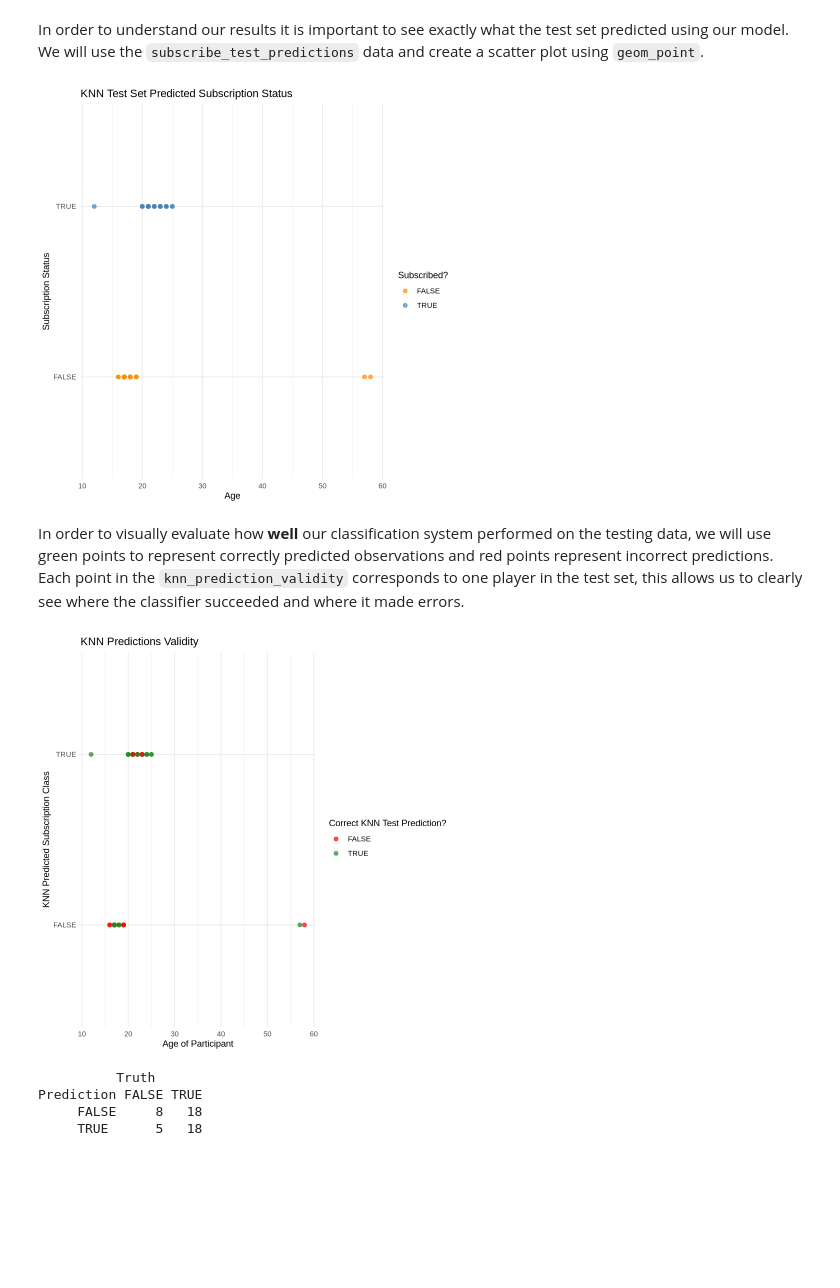
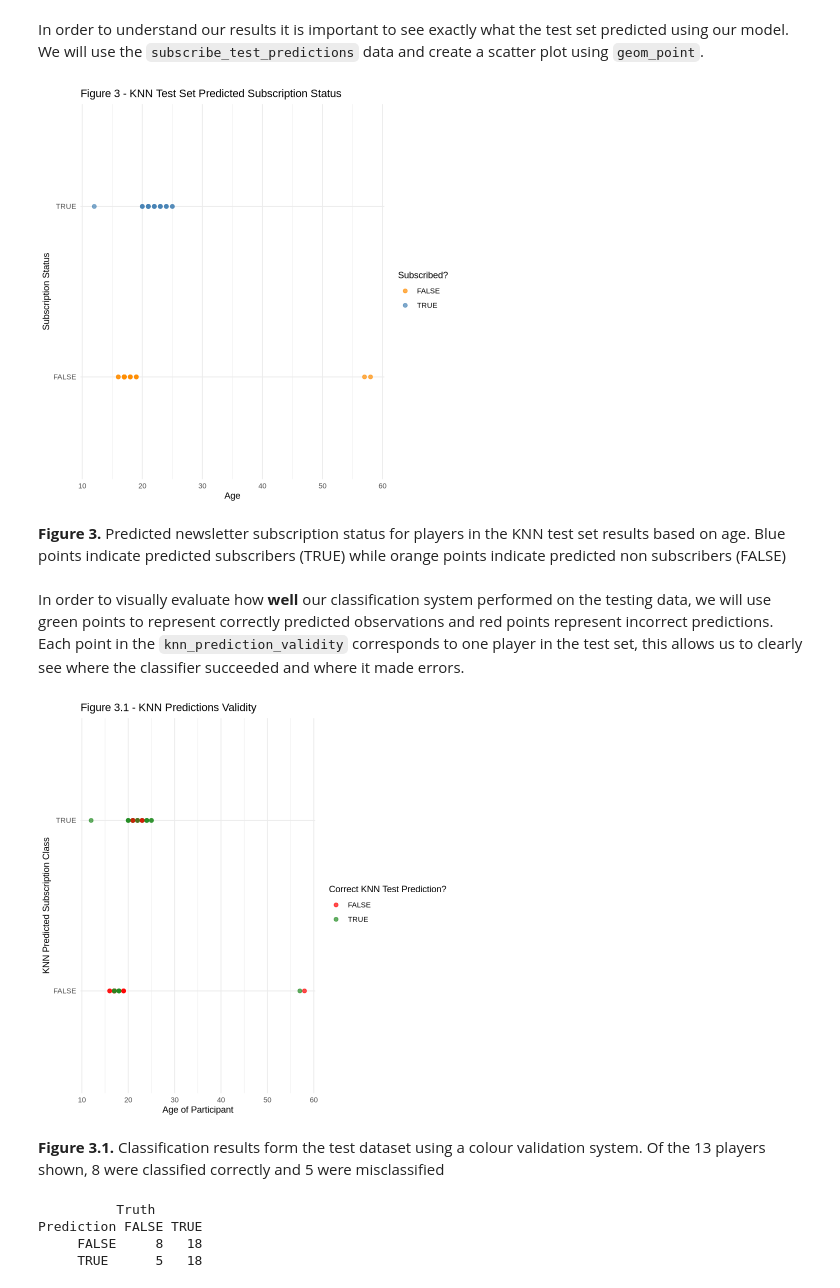
Before and after one commit to zzashleeyj/DSCI100-46-Group-Project, a Jupyter notebook: Final Project 46.ipynb, the cells around one changed output. Cells and saved outputs as stored; diff of their text form; code cells hidden in the pictures; blank space fills up the shorter version.

Commit message:
Added Figure numbers + Future Question

```diff
--- a/Final Project 46.ipynb
+++ b/Final Project 46.ipynb
@@ -538,16 +538,18 @@ In order to understand our results it is important to see exactly what the test
 # %%
 knn_test_predicted_plot<- ggplot(subscribe_test_predictions,
                              aes(x = age,
                                  y = .pred_class,
                                  color =.pred_class)) +
   geom_point(size = 2, alpha = 0.7) +
-  labs(x = "Age",y = "Subscription Status",title = "KNN Test Set Predicted Subscription Status", color= "Subscribed?") +
+  labs(x = "Age",y = "Subscription Status",title = "Figure 3 - KNN Test Set Predicted Subscription Status", color= "Subscribed?") +
   scale_color_manual(values = c("darkorange", "steelblue"))+
   theme_minimal()
 
 knn_test_predicted_plot
 # %% [output]
-[figure, old version]
+[figure, new version]
+# %% [markdown]
+**Figure 3.** Predicted newsletter subscription status for players in the KNN test set results based on age. Blue points indicate predicted subscribers (TRUE) while orange points indicate predicted non subscribers (FALSE)
 # %% [markdown]
 In order to visually evaluate how **well** our classification system performed on the testing data,  we will use green points to represent correctly predicted observations and red points represent incorrect predictions. Each point in the `knn_prediction_validity` corresponds to one player in the test set, this allows us to clearly see where the classifier succeeded and where it made errors.
 # %%
@@ -561,14 +563,16 @@ knn_prediction_validity_plot<-ggplot(classified, aes(x = age, y = .pred_class, c
     x = "Age of Participant",
     y = "KNN Predicted Subscription Class",
     color = "Correct KNN Test Prediction?",
-    title = "KNN Predictions Validity"
+    title = "Figure 3.1 - KNN Predictions Validity"
   ) +
  scale_color_manual(values = c("TRUE" = "forest green", "FALSE" = "red"))+
   theme_minimal()
 
 knn_prediction_validity_plot
 # %% [output]
-[figure, old version]
+[figure, new version]
+# %% [markdown]
+**Figure 3.1.** Classification results form the test dataset using a colour validation system. Of the 13 players shown, 8 were classified correctly and 5 were misclassified
 # %%
 confusion <- subscribe_test_predictions |>
              conf_mat(truth = subscribe, estimate = .pred_class)
```
Also changed, not shown: parts of 4 cells of this notebook.
